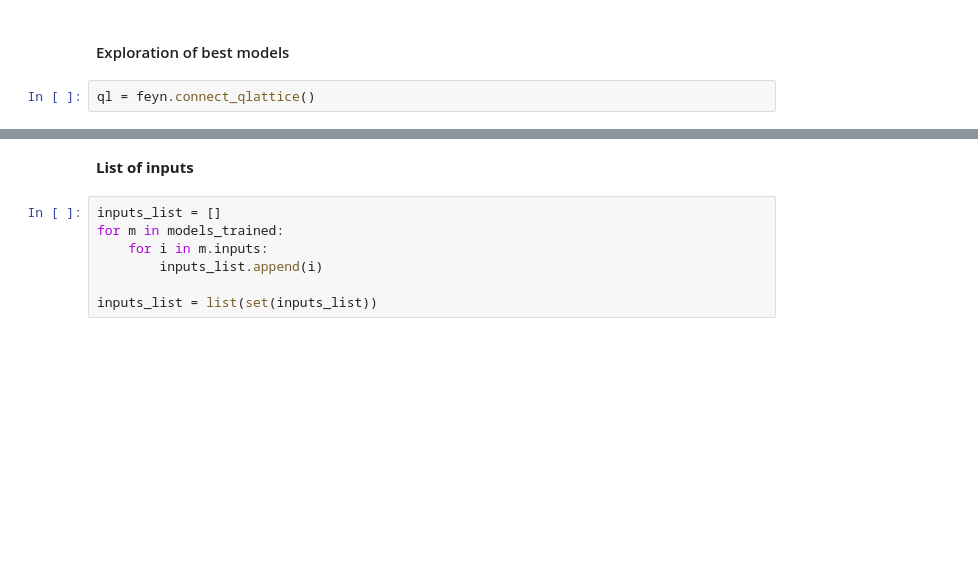
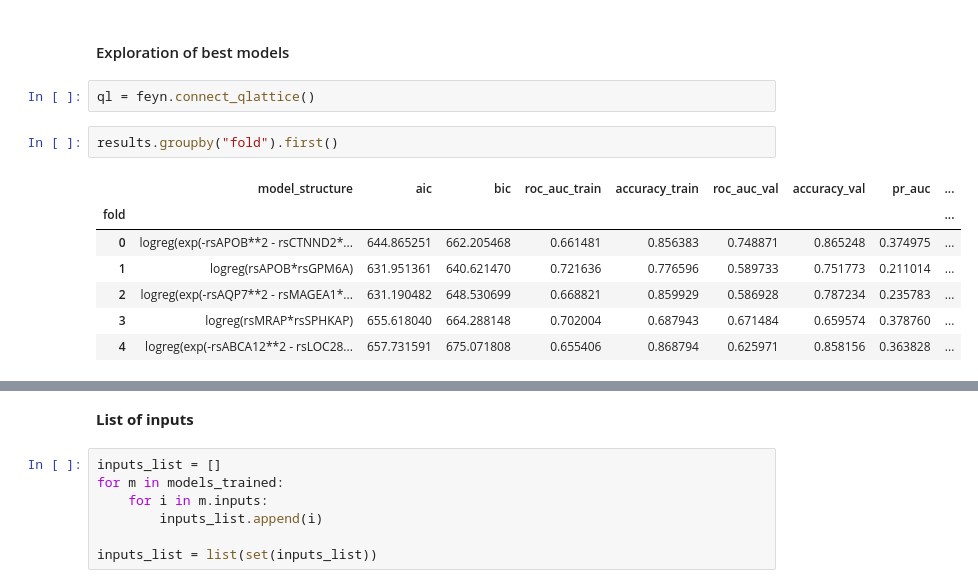
Before and after one commit to abzu-ai/QLattice-clinical-omics, a Jupyter notebook: notebooks/bc_case_multi.ipynb, the cells around one changed output, grey strips where cells are left out. Saved outputs shown, nothing was run; the diff lists cells and outputs as text; blank space fills up the shorter version.

```diff
--- a/notebooks/bc_case_multi.ipynb
+++ b/notebooks/bc_case_multi.ipynb
@@ -64,4 +64,14 @@ logreg(rsACVR1C*rsHEPACAM2)
 #### Exploration of best models
 # %%
 ql = feyn.connect_qlattice()
+# %%
+results.groupby("fold").first()
+# %% [output]
+|  | model_structure | aic | bic | roc_auc_train | accuracy_train | roc_auc_val | accuracy_val | pr_auc | ... |
+| fold |  |  |  |  |  |  |  |  | ... |
+| 0 | logreg(exp(-rsAPOB**2 - rsCTNND2*... | 644.865251 | 662.205468 | 0.661481 | 0.856383 | 0.748871 | 0.865248 | 0.374975 | ... |
+| 1 | logreg(rsAPOB*rsGPM6A) | 631.951361 | 640.621470 | 0.721636 | 0.776596 | 0.589733 | 0.751773 | 0.211014 | ... |
+| 2 | logreg(exp(-rsAQP7**2 - rsMAGEA1*... | 631.190482 | 648.530699 | 0.668821 | 0.859929 | 0.586928 | 0.787234 | 0.235783 | ... |
+| 3 | logreg(rsMRAP*rsSPHKAP) | 655.618040 | 664.288148 | 0.702004 | 0.687943 | 0.671484 | 0.659574 | 0.378760 | ... |
+| 4 | logreg(exp(-rsABCA12**2 - rsLOC28... | 657.731591 | 675.071808 | 0.655406 | 0.868794 | 0.625971 | 0.858156 | 0.363828 | ... |
 # %%
```
Also changed, not shown: parts of 5 cells of this notebook, 27 other files.
